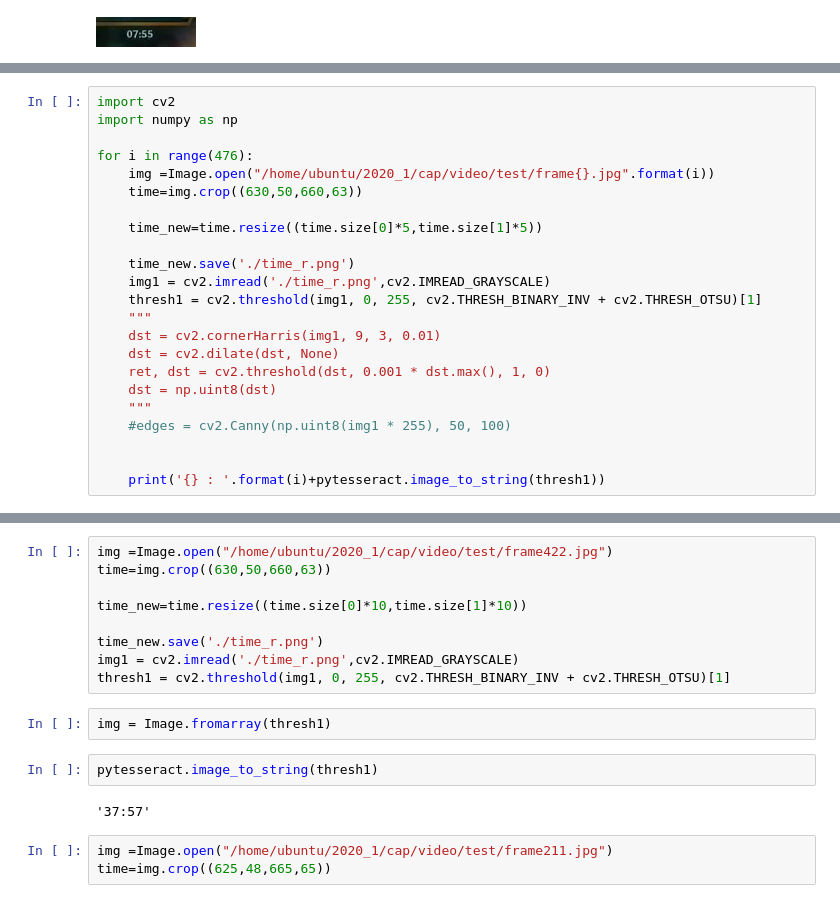
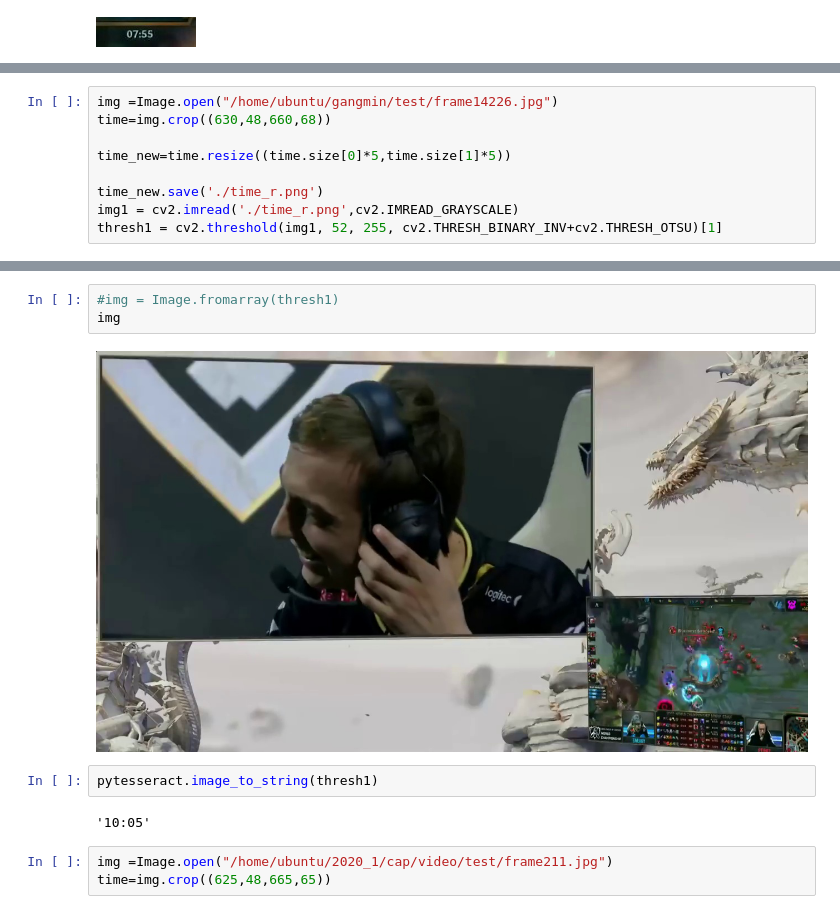
Before and after one commit to hyeinhyun/multimodal_highlight, a Jupyter notebook: ocr/vision_test.ipynb, the cells around one changed output, grey strips where cells are left out. Saved outputs shown, nothing was run; the diff lists cells and outputs as text.

```diff
--- a/ocr/vision_test.ipynb
+++ b/ocr/vision_test.ipynb
@@ -424,23 +498,9 @@ import numpy as np
 # %%
-import cv2
-import numpy as np
+img =Image.open("/home/ubuntu/gangmin/test/frame14226.jpg")
+time=img.crop((630,48,660,68))
 
-for i in range(476):
-    img =Image.open("/home/ubuntu/2020_1/cap/video/test/frame{}.jpg".format(i))
-    time=img.crop((630,50,660,63))
+time_new=time.resize((time.size[0]*5,time.size[1]*5))
 
-    time_new=time.resize((time.size[0]*5,time.size[1]*5))
-
-    time_new.save('./time_r.png')
-    img1 = cv2.imread('./time_r.png',cv2.IMREAD_GRAYSCALE)
-    thresh1 = cv2.threshold(img1, 0, 255, cv2.THRESH_BINARY_INV + cv2.THRESH_OTSU)[1]
-    """
-    dst = cv2.cornerHarris(img1, 9, 3, 0.01)
-    dst = cv2.dilate(dst, None)
-    ret, dst = cv2.threshold(dst, 0.001 * dst.max(), 1, 0)
-    dst = np.uint8(dst)
-    """
-    #edges = cv2.Canny(np.uint8(img1 * 255), 50, 100)
-
-
-    print('{} : '.format(i)+pytesseract.image_to_string(thresh1))
+time_new.save('./time_r.png')
+img1 = cv2.imread('./time_r.png',cv2.IMREAD_GRAYSCALE)
+thresh1 = cv2.threshold(img1, 52, 255, cv2.THRESH_BINARY_INV+cv2.THRESH_OTSU)[1]
@@ -465,18 +507,12 @@ for i in range(476):
-# %%
-img =Image.open("/home/ubuntu/2020_1/cap/video/test/frame422.jpg")
-time=img.crop((630,50,660,63))
-
-time_new=time.resize((time.size[0]*10,time.size[1]*10))
-
-time_new.save('./time_r.png')
-img1 = cv2.imread('./time_r.png',cv2.IMREAD_GRAYSCALE)
-thresh1 = cv2.threshold(img1, 0, 255, cv2.THRESH_BINARY_INV + cv2.THRESH_OTSU)[1]
 # %%
-img = Image.fromarray(thresh1)
+#img = Image.fromarray(thresh1)
+img
+# %% [output]
+[figure, added]
 # %%
 pytesseract.image_to_string(thresh1)
 # %% [output]
-'37:57'
+'10:05'
 # %%
 img =Image.open("/home/ubuntu/2020_1/cap/video/test/frame211.jpg")
 time=img.crop((625,48,665,65))
```
Also changed, not shown: parts of 25 cells of this notebook, 2 other files.
